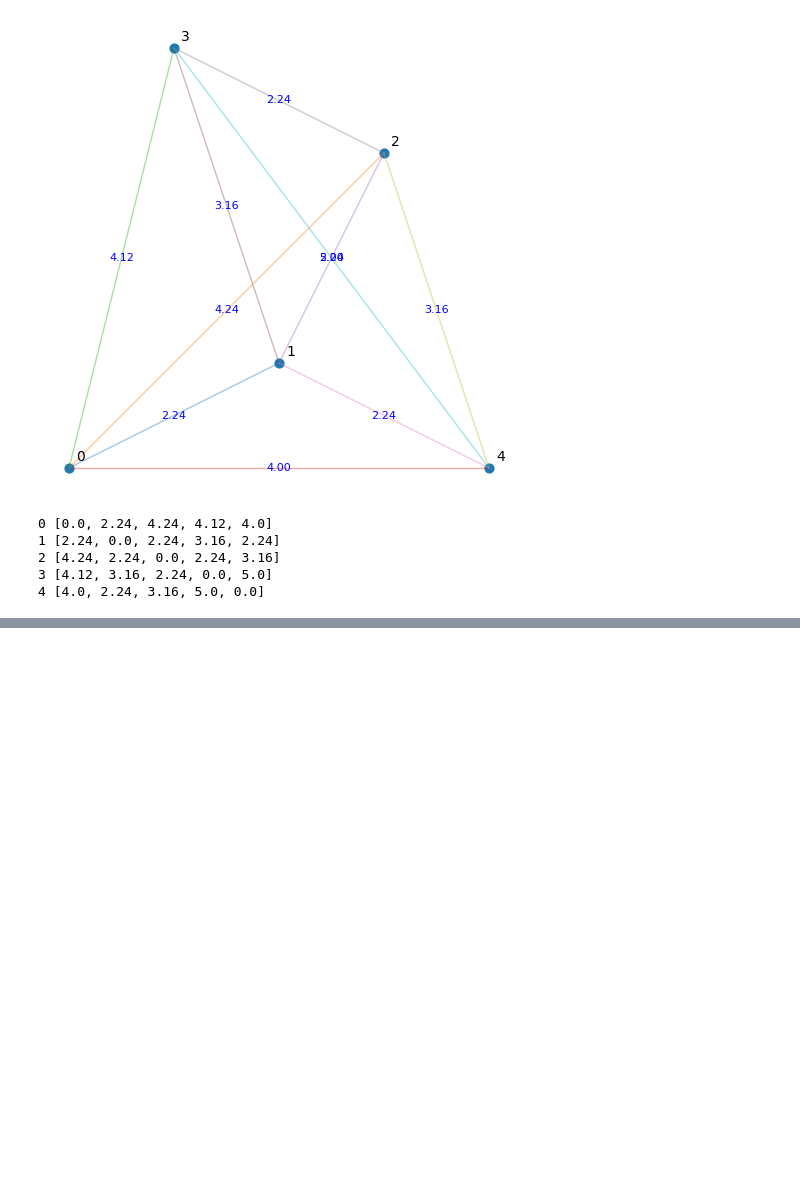
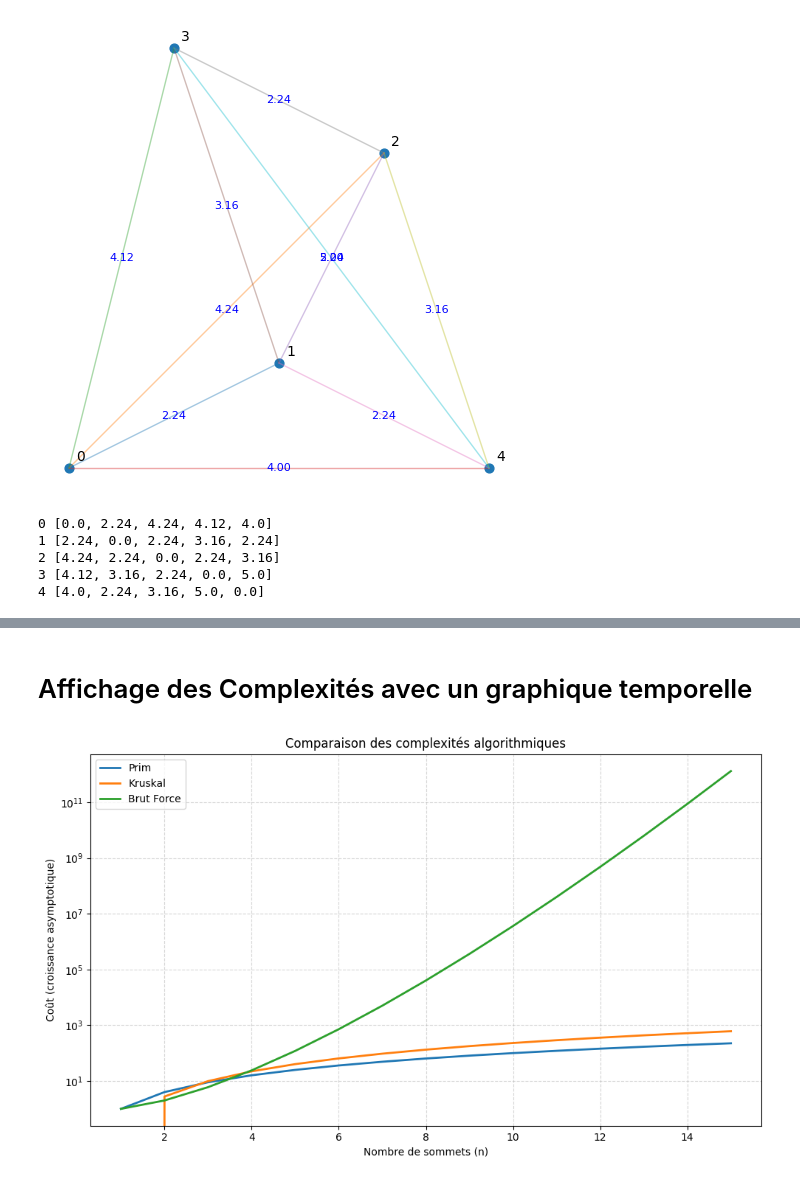
Before and after one commit to MatysLep/Graphe-Algo-TSP-Express, a Jupyter notebook: main.ipynb, the cells around one changed output, grey strips where cells are left out. Saved outputs shown, nothing was run; the diff lists cells and outputs as text; code cells hidden in the pictures; blank space fills up the shorter version.

```diff
--- a/main.ipynb
+++ b/main.ipynb
@@ -174,0 +182,52 @@ if __name__ == "__main__":
+# %% [markdown]
+# Affichage des Complexités avec un graphique temporelle
+# %%
+def plot_complexity_comparison(complexities: list, labels: list, n_max: int = 15):
+    """
+    Affiche la croissance des complexités asymptotiques données en fonction de n.
+
+    Paramètres
+    ----------
+    complexities : list
+        Liste de fonctions lambda prenant n en entrée (ex: [lambda n: n**2, lambda n: n**2*math.log(n)]).
+    labels : list
+        Noms correspondants aux complexités (ex: ["O(n²)", "O(n² log n)", "O(n!)"]).
+    n_max : int
+        Taille maximale de n pour l'affichage (par défaut : 15, car n! devient vite énorme).
+
+    Exemple
+    -------
+    >>> plot_complexity_comparison(
+    ...     [lambda n: n**2, lambda n: n**2*math.log(n), lambda n: math.factorial(n)],
+    ...     ["O(n²)", "O(n² log n)", "O(n!)"],
+    ...     n_max=10
+    ... )
+    """
+    n_values = np.arange(1, n_max + 1)
+    plt.figure(figsize=(10, 6))
+
+    for func, label in zip(complexities, labels):
+        y = [func(n) for n in n_values]
+        plt.plot(n_values, y, label=label, linewidth=2)
+
+    plt.yscale('log')  # Échelle logarithmique pour visualiser les écarts
+    plt.xlabel("Nombre de sommets (n)")
+    plt.ylabel("Coût (croissance asymptotique)")
+    plt.title("Comparaison des complexités algorithmiques")
+    plt.legend()
+    plt.grid(True, which="both", ls="--", alpha=0.5)
+    plt.tight_layout()
+    plt.show()
+
+if __name__ == "__main__":
+    plot_complexity_comparison(
+        [
+            lambda n: n**2,
+            lambda n: n**2 * math.log(n),
+            lambda n: math.factorial(n)
+        ],
+        ["Prim", "Kruskal", "Brut Force"],
+        n_max=15
+    )
+# %% [output]
+[figure, added]
```
Also changed, not shown: parts of 2 cells of this notebook, 2 other files.
